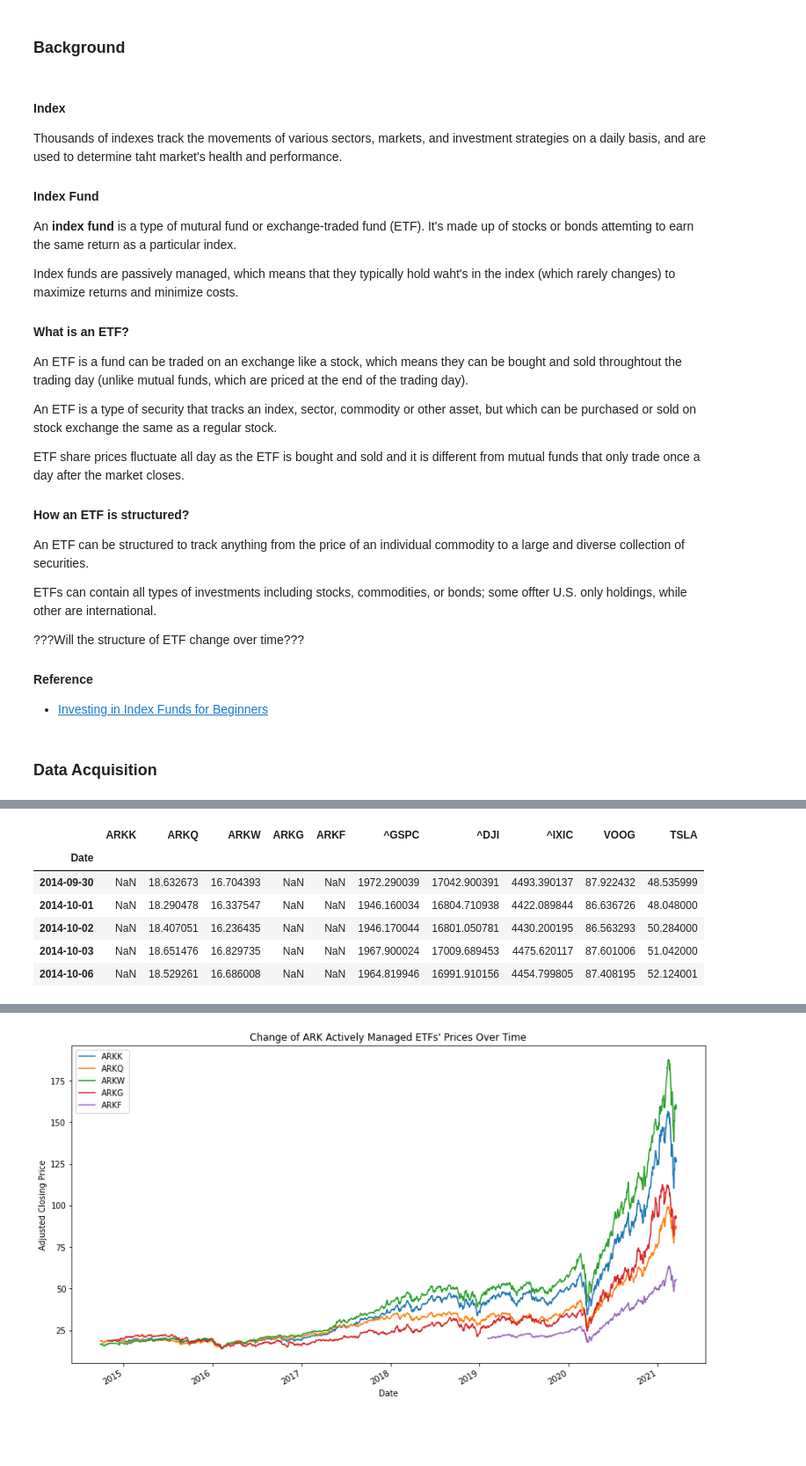
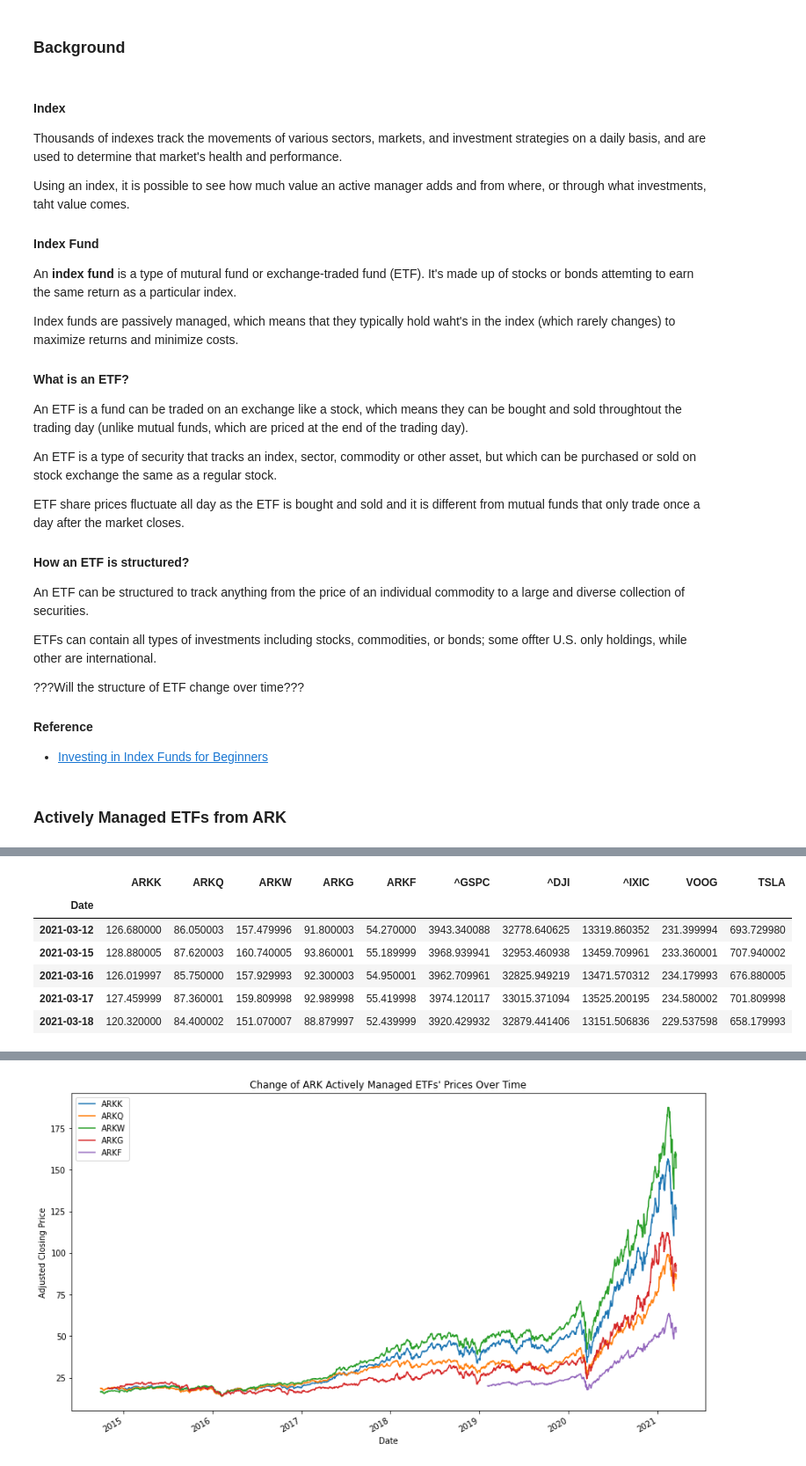
Before and after one commit to Yongliang-Shi/market-prediction, a Jupyter notebook: explore_ark.ipynb, the cells around one changed output, grey strips where cells are left out. Shown at 88% size. Cells and saved outputs as stored; diff of their text form; code cells hidden in the pictures; blank space fills up the shorter version.

```diff
--- a/explore_ark.ipynb
+++ b/explore_ark.ipynb
@@ -14,7 +14,9 @@ import acquire
 ### Background
 # %% [markdown]
 #### Index
-Thousands of indexes track the movements of various sectors, markets, and investment strategies on a daily basis, and are used to determine taht market's health and performance.
+Thousands of indexes track the movements of various sectors, markets, and investment strategies on a daily basis, and are used to determine that market's health and performance.
+
+Using an index, it is possible to see how much value an active manager adds and from where, or through what investments, taht value comes.
 
 #### Index Fund
 An <b>index fund</b> is a type of mutural fund or exchange-traded fund (ETF). It's made up of stocks or bonds attemting to earn the same return as a particular index.
@@ -36,8 +38,8 @@ ETFs can contain all types of investments including stocks, commodities, or bond
 
 #### Reference
 - [Investing in Index Funds for Beginners](https://www.thebalance.com/investing-in-index-funds-for-beginners-356318)
-# %% [markdown]
-### Data Acquisition
+# %% [markdown]
+### Actively Managed ETFs from ARK
 # %%
 %%time
 # Create a list of interested stocks
@@ -55,5 +57,5 @@ df_arks = acquire.acquire_stock_data(arks+references, 'yahoo', start_date, end_d
 
 # Inspect the dataframe
 print(df_arks.shape)
-df_arks.head()
+df_arks.tail()
 # %% [output]
@@ -63,10 +65,10 @@ Wall time: 5.68 s
 |  | ARKK | ARKQ | ARKW | ARKG | ARKF | ^GSPC | ^DJI | ^IXIC | VOOG | TSLA |
 | Date |  |  |  |  |  |  |  |  |  |  |
-| 2014-09-30 | NaN | 18.632673 | 16.704393 | NaN | NaN | 1972.290039 | 17042.900391 | 4493.390137 | 87.922432 | 48.535999 |
-| 2014-10-01 | NaN | 18.290478 | 16.337547 | NaN | NaN | 1946.160034 | 16804.710938 | 4422.089844 | 86.636726 | 48.048000 |
-| 2014-10-02 | NaN | 18.407051 | 16.236435 | NaN | NaN | 1946.170044 | 16801.050781 | 4430.200195 | 86.563293 | 50.284000 |
-| 2014-10-03 | NaN | 18.651476 | 16.829735 | NaN | NaN | 1967.900024 | 17009.689453 | 4475.620117 | 87.601006 | 51.042000 |
-| 2014-10-06 | NaN | 18.529261 | 16.686008 | NaN | NaN | 1964.819946 | 16991.910156 | 4454.799805 | 87.408195 | 52.124001 |
+| 2021-03-12 | 126.680000 | 86.050003 | 157.479996 | 91.800003 | 54.270000 | 3943.340088 | 32778.640625 | 13319.860352 | 231.399994 | 693.729980 |
+| 2021-03-15 | 128.880005 | 87.620003 | 160.740005 | 93.860001 | 55.189999 | 3968.939941 | 32953.460938 | 13459.709961 | 233.360001 | 707.940002 |
+| 2021-03-16 | 126.019997 | 85.750000 | 157.929993 | 92.300003 | 54.950001 | 3962.709961 | 32825.949219 | 13471.570312 | 234.179993 | 676.880005 |
+| 2021-03-17 | 127.459999 | 87.360001 | 159.809998 | 92.989998 | 55.419998 | 3974.120117 | 33015.371094 | 13525.200195 | 234.580002 | 701.809998 |
+| 2021-03-18 | 120.320000 | 84.400002 | 151.070007 | 88.879997 | 52.439999 | 3920.429932 | 32879.441406 | 13151.506836 | 229.537598 | 658.179993 |
 # %%
 # Make a copy of the dataframe
 df = df_arks.copy()
```
Also changed, not shown: parts of 30 cells of this notebook.
